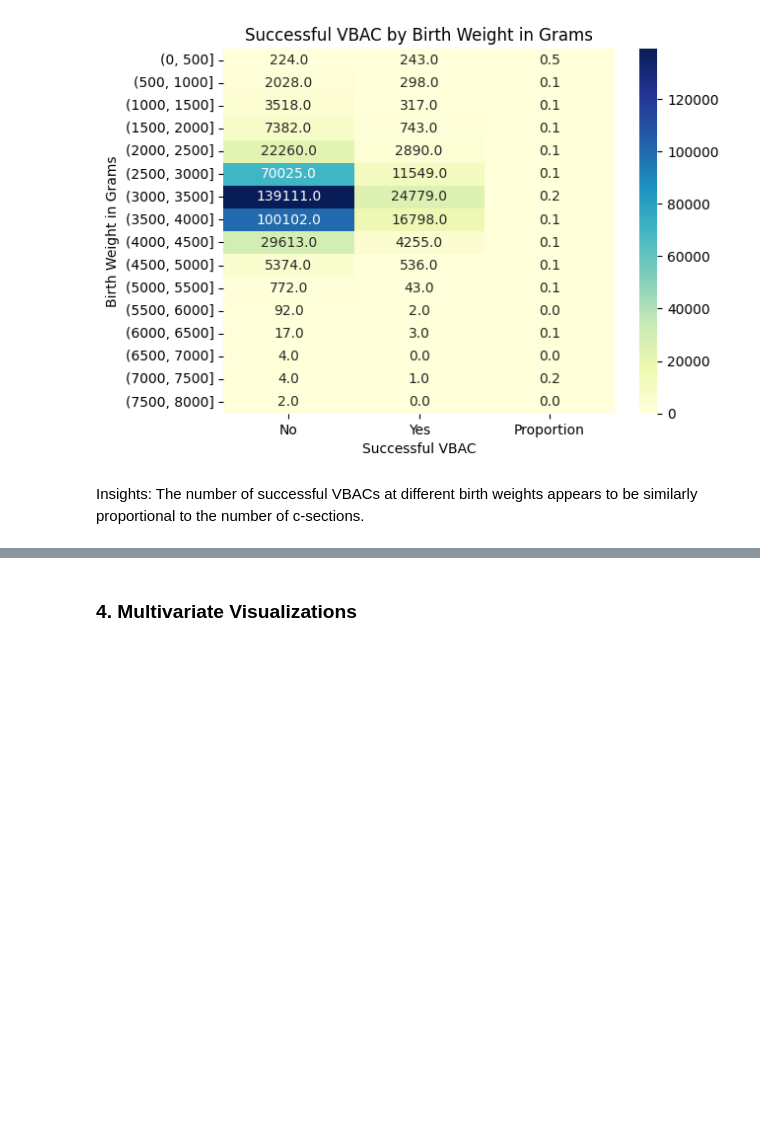
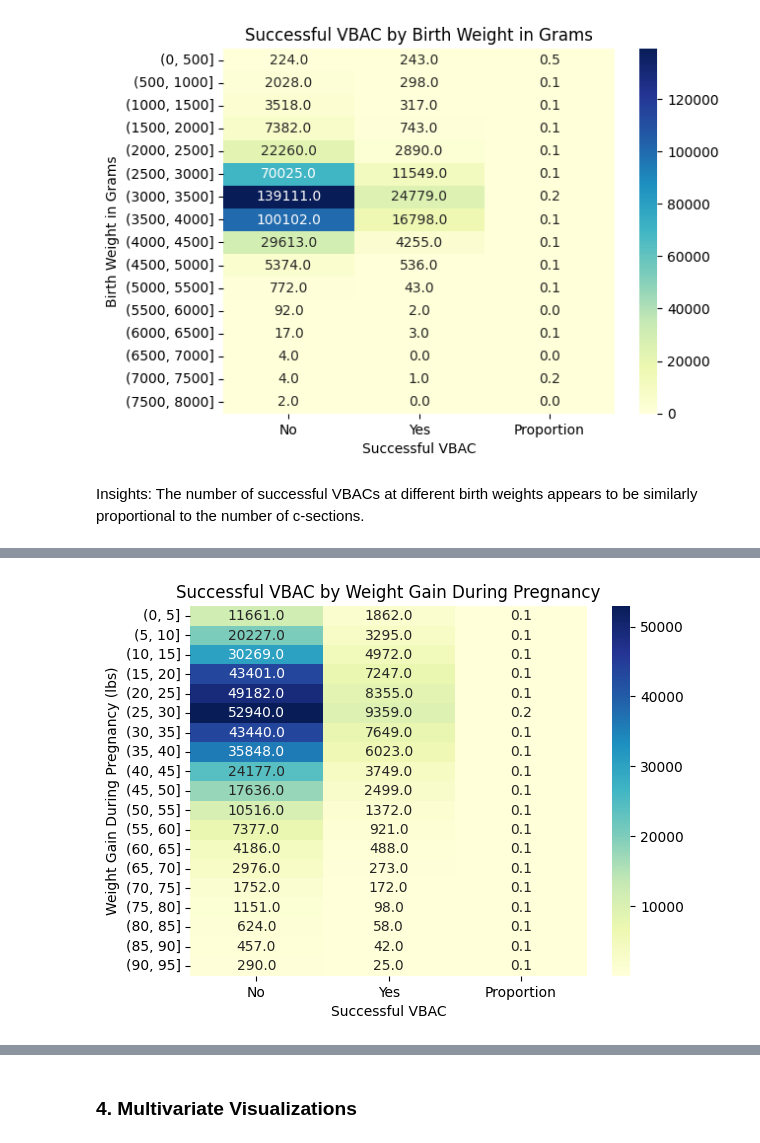
Before and after one commit to shroommu/natality-stats, a Jupyter notebook: dev/notebooks/exploratory/vbac/02_visualizations.ipynb, the cells around one changed output, grey strips where cells are left out. Drawn from its saved outputs; the diff is of its cells as text; code cells hidden in the pictures; blank space fills up the shorter version.

```diff
--- a/dev/notebooks/exploratory/vbac/02_visualizations.ipynb
+++ b/dev/notebooks/exploratory/vbac/02_visualizations.ipynb
@@ -481,0 +507,21 @@ Insights: The number of successful VBACs at different birth weights appears to b
+# %%
+weight_gain_cross_tab = pd.crosstab(
+    pd.cut(df["weight_gain"], bins=range(0, 100, 5)), successful_vbac
+)
+weight_gain_cross_tab["proportion"] = weight_gain_cross_tab[1] / (
+    weight_gain_cross_tab[0] + weight_gain_cross_tab[1]
+)
+
+weight_gain_cross_tab_ax = sns.heatmap(
+    weight_gain_cross_tab, annot=True, fmt="0.1f", cmap="YlGnBu"
+)
+weight_gain_cross_tab_ax.set_title("Successful VBAC by Weight Gain During Pregnancy")
+weight_gain_cross_tab_ax.set_xlabel("Successful VBAC")
+weight_gain_cross_tab_ax.set_xticklabels(["No", "Yes", "Proportion"])
+weight_gain_cross_tab_ax.set_ylabel("Weight Gain During Pregnancy (lbs)")
+weight_gain_cross_tab_ax.set_yticklabels(
+    weight_gain_cross_tab.index.astype(str), rotation=0
+)
+plt.show()
+# %% [output]
+[figure, added]
```
Also changed, not shown: parts of 14 cells of this notebook.
